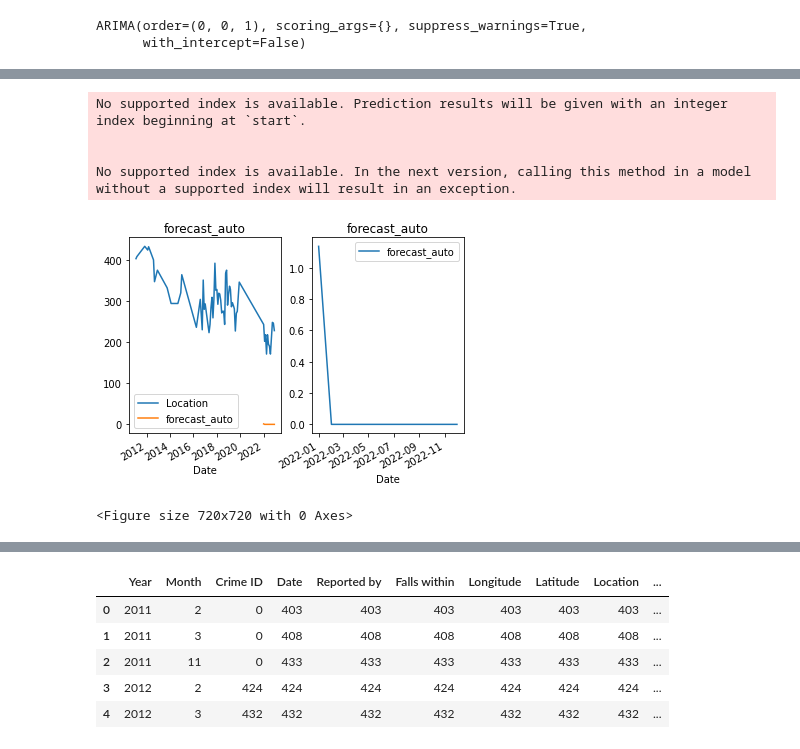
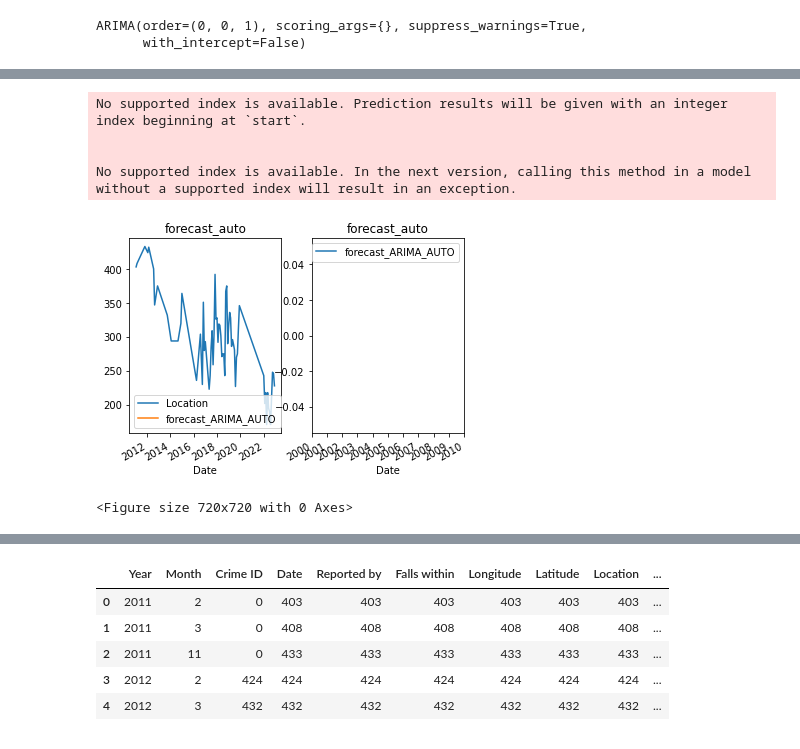
Before and after one commit to isavgt/JBG050-group11, a Jupyter notebook: datasetsexploration.ipynb, the cells around one changed output, grey strips where cells are left out. Drawn from its saved outputs; the diff is of its cells as text; code cells hidden in the pictures.

Commit message:
tweaked ARIMA, SARIMA, and auto ARIMA.

```diff
--- a/datasetsexploration.ipynb
+++ b/datasetsexploration.ipynb
@@ -187,0 +199,4 @@ pacf_res = plot_pacf(residuals)
+# %%
+pred_start_date=validation_grouped.index[0]
+pred_end_date=validation_grouped.index[-1]
+print(pred_start_date, pred_end_date)
@@ -188,11 +205,11 @@ pacf_res = plot_pacf(residuals)
 # %%
-forecast_test = model_fit.forecast(len(validation_grouped))
-validation_grouped['forecast'] = list(forecast_test)
+forecast_test = model_fit.predict(start=pred_start_date, end=pred_end_date)
+validation_grouped['forecast_ARIMA'] = validation_grouped['Location'] - forecast_test
 
 fig1, ax1 = plt.subplots(1,2)
 training_grouped[['Location']].plot(title='Original', ax=ax1[0])
-validation_grouped[['forecast']].plot(title='forecast', ax=ax1[0])
-validation_grouped[['forecast']].plot(title='forecast', ax=ax1[1])
+validation_grouped[['forecast_ARIMA']].plot(title='forecast', ax=ax1[0])
+validation_grouped[['forecast_ARIMA']].plot(title='forecast', ax=ax1[1])
 plt.figure(figsize=(10,10))
 plt.show()
 # %% [output]
@@ -243,0 +262,7 @@ Test MSE: 2526.262
+# %%
+from statsmodels.tsa.statespace.sarimax import SARIMAX
+
+training_grouped['12 Difference']=training_grouped['Location']-training_grouped['Location'].shift(12)
+
+acf12 = plot_acf(training_grouped["12 Difference"].dropna())
+pacf12 = plot_pacf(training_grouped["12 Difference"].dropna())
@@ -243,0 +272,5 @@ Test MSE: 2526.262
+# %%
+model_SARIMA=SARIMAX(training_grouped['Location'],order=(2,0,4),seasonal_order=(0,1,0,12))
+model_SARIMA_fit=model_SARIMA.fit()
+pred_Sarima=model_SARIMA_fit.predict(start=pred_start_date,end=pred_end_date)
+validation_grouped['forecast_SARIMAX'] = validation_grouped['Location'] - pred_Sarima
@@ -279,19 +373,19 @@ SARIMAX Results
 Warnings:
 [1] Covariance matrix calculated using the outer product of gradients (complex-step).
 # %%
-forecast_test_auto = auto_arima.predict(len(validation_grouped))
-validation_grouped['forecast_auto'] = list(forecast_test_auto)
+forecast_test_auto = auto_arima.predict(start=pred_start_date, end=pred_end_date)
+validation_grouped['forecast_ARIMA_AUTO'] = validation_grouped['Location'] - forecast_test_auto
 
 fig2, ax2 = plt.subplots(1,2)
 training_grouped[['Location']].plot(title='Original', ax=ax2[0])
-validation_grouped[['forecast_auto']].plot(title='forecast_auto', ax=ax2[0])
-validation_grouped[['forecast_auto']].plot(title='forecast_auto', ax=ax2[1])
+validation_grouped[['forecast_ARIMA_AUTO']].plot(title='forecast_auto', ax=ax2[0])
+validation_grouped[['forecast_ARIMA_AUTO']].plot(title='forecast_auto', ax=ax2[1])
 plt.figure(figsize=(10,10))
 plt.show()
 # %% [output]
 No supported index is available. Prediction results will be given with an integer index beginning at `start`.
 
 
 No supported index is available. In the next version, calling this method in a model without a supported index will result in an exception.
-[figure, old version]
+[figure, new version]
 <Figure size 720x720 with 0 Axes>
```
Also changed, not shown: parts of 25 cells of this notebook.
